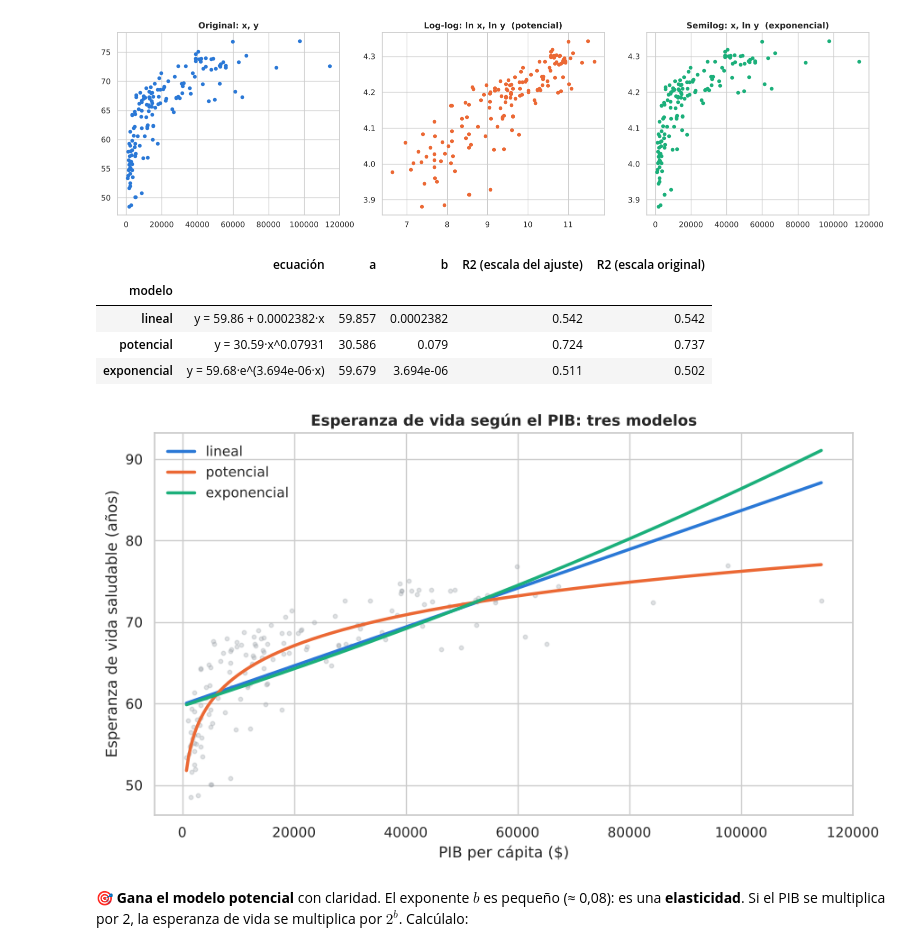
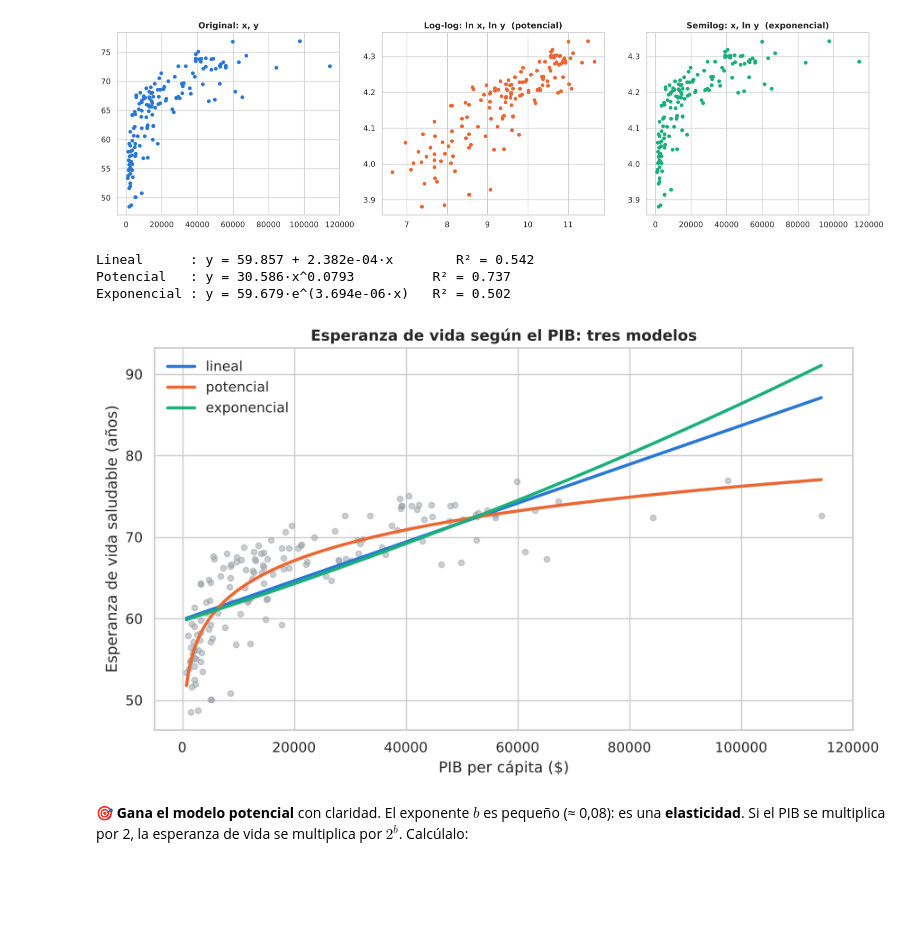
Before and after one commit to DANIFUZZY1975/estadistica-descriptiva-python, a Jupyter notebook: notebooks/02_felicidad_mundial.ipynb, the cells around one changed output. Drawn from its saved outputs; the diff is of its cells as text; code cells hidden in the pictures; blank space fills up the shorter version.

```diff
--- a/notebooks/02_felicidad_mundial.ipynb
+++ b/notebooks/02_felicidad_mundial.ipynb
@@ -675,23 +521,46 @@ for a_ in axes: a_.set_xlabel("");
 plt.tight_layout(); plt.show()
 # %% [output]
 [figure]
-# %%
-tabla_reg, modelos = regresiones(df["PIB_pc"], df["esperanza_vida"])
-tabla_reg
-# %% [output]
-|  | ecuación | a | b | R2 (escala del ajuste) | R2 (escala original) |
-| modelo |  |  |  |  |  |
-| lineal | y = 59.86 + 0.0002382·x | 59.857 | 0.0002382 | 0.542 | 0.542 |
-| potencial | y = 30.59·x^0.07931 | 30.586 | 0.079 | 0.724 | 0.737 |
-| exponencial | y = 59.68·e^(3.694e-06·x) | 59.679 | 3.694e-06 | 0.511 | 0.502 |
-# %%
-fig, ax = plt.subplots(figsize=(10, 5.5))
-dibujar_regresiones(df["PIB_pc"], df["esperanza_vida"], modelos, ax=ax,
-                    xlabel="PIB per cápita ($)", ylabel="Esperanza de vida saludable (años)",
-                    titulo="Esperanza de vida según el PIB: tres modelos")
-plt.show()
-# %% [output]
-[figure, removed]
+# %%
+x, y = df["PIB_pc"], df["esperanza_vida"]
+lx, ly = np.log(x), np.log(y)
+
+# --- Lineal: y = a + b·x
+b_lin = ((x - x.mean()) * (y - y.mean())).mean() / ((x - x.mean()) ** 2).mean()
+a_lin = y.mean() - b_lin * x.mean()
+pred_lin = a_lin + b_lin * x
+
+# --- Potencial: ln y = ln a + b·ln x
+b_pot = ((lx - lx.mean()) * (ly - ly.mean())).mean() / ((lx - lx.mean()) ** 2).mean()
+a_pot = np.exp(ly.mean() - b_pot * lx.mean())
+pred_pot = a_pot * x ** b_pot
+
+# --- Exponencial: ln y = ln a + b·x
+b_exp = ((x - x.mean()) * (ly - ly.mean())).mean() / ((x - x.mean()) ** 2).mean()
+a_exp = np.exp(ly.mean() - b_exp * x.mean())
+pred_exp = a_exp * np.exp(b_exp * x)
+
+# --- R² en la escala original
+SC_total = ((y - y.mean()) ** 2).sum()
+print(f"Lineal      : y = {a_lin:.3f} + {b_lin:.3e}·x        R² = {1 - ((y - pred_lin) ** 2).sum() / SC_total:.3f}")
+print(f"Potencial   : y = {a_pot:.3f}·x^{b_pot:.4f}          R² = {1 - ((y - pred_pot) ** 2).sum() / SC_total:.3f}")
+print(f"Exponencial : y = {a_exp:.3f}·e^({b_exp:.3e}·x)   R² = {1 - ((y - pred_exp) ** 2).sum() / SC_total:.3f}")
+# %% [output]
+Lineal      : y = 59.857 + 2.382e-04·x        R² = 0.542
+Potencial   : y = 30.586·x^0.0793          R² = 0.737
+Exponencial : y = 59.679·e^(3.694e-06·x)   R² = 0.502
+# %%
+xs = np.linspace(x.min(), x.max(), 300)
+plt.figure(figsize=(10, 5.5))
+plt.scatter(x, y, s=20, alpha=0.5, color="#9aa0a6")
+plt.plot(xs, a_lin + b_lin * xs, color=AZUL, lw=2.5, label="lineal")
+plt.plot(xs, a_pot * xs ** b_pot, color=NARANJA, lw=2.5, label="potencial")
+plt.plot(xs, a_exp * np.exp(b_exp * xs), color=VERDE, lw=2.5, label="exponencial")
+plt.xlabel("PIB per cápita ($)"); plt.ylabel("Esperanza de vida saludable (años)")
+plt.title("Esperanza de vida según el PIB: tres modelos"); plt.legend(frameon=False)
+plt.show()
+# %% [output]
+[figure, added]
 # %% [markdown]
 🎯 **Gana el modelo potencial** con claridad. El exponente $b$ es pequeño (≈ 0,08): es una **elasticidad**.
 Si el PIB se multiplica por 2, la esperanza de vida se multiplica por $2^{b}$. Calcúlalo:
```
Also changed, not shown: parts of 24 cells of this notebook, 8 other files.
